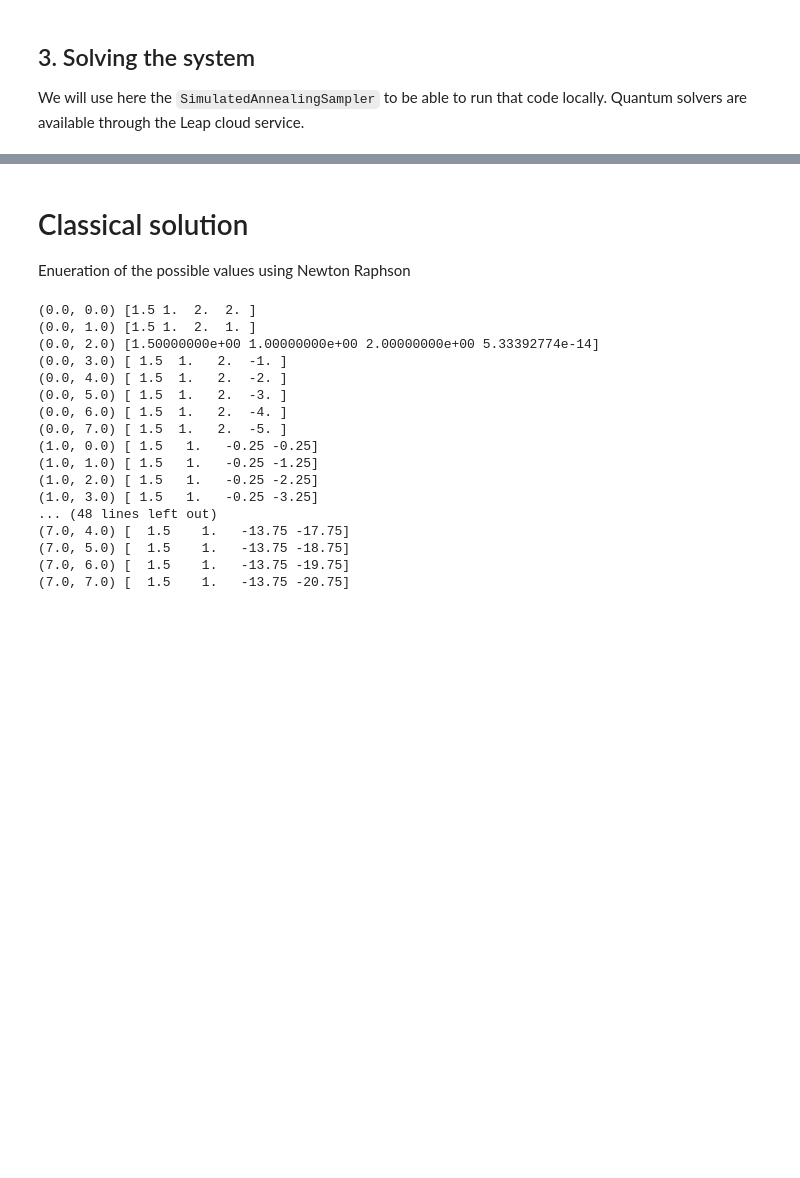
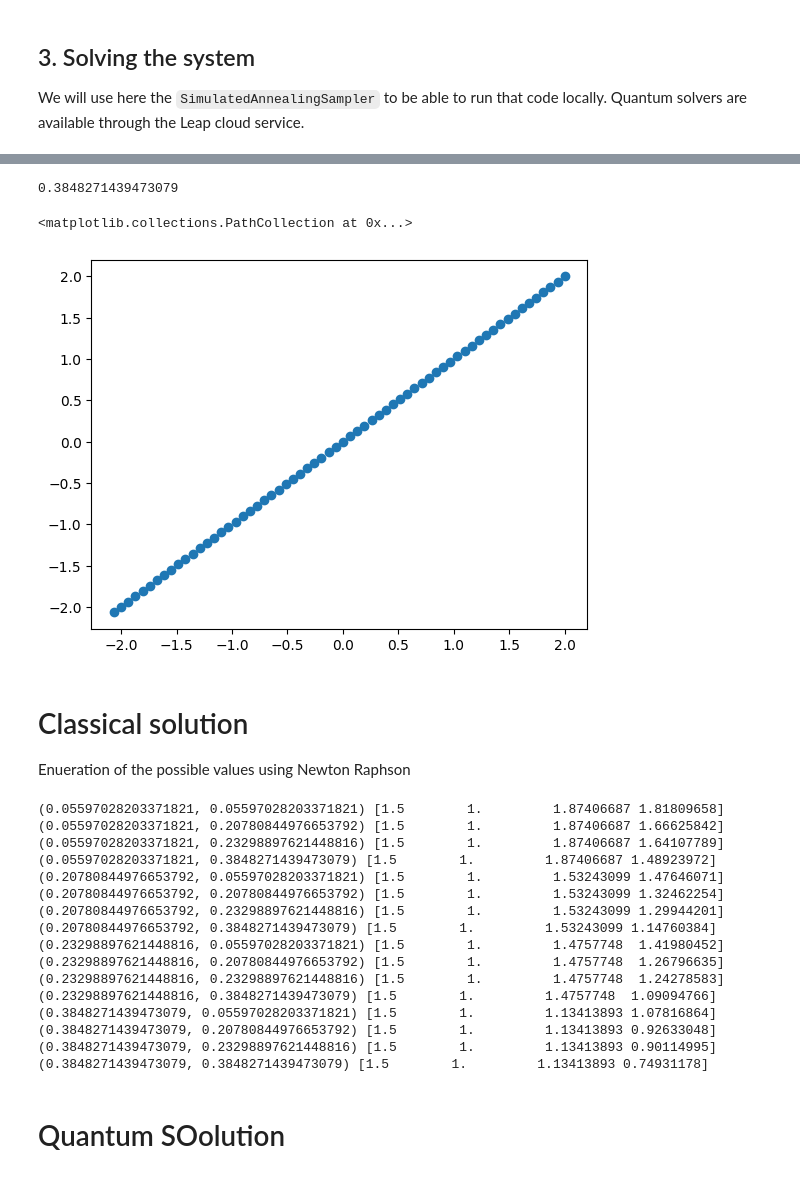
Before and after one commit to QuantumApplicationLab/qubops, a Jupyter notebook: example/qubo_mixed_floats.ipynb, the cells around one changed output, grey strips where cells are left out. Drawn from its saved outputs; the diff is of its cells as text; code cells hidden in the pictures; blank space fills up the shorter version.

Commit message:
refactored solution vector to V2

```diff
--- a/example/qubo_mixed_floats.ipynb
+++ b/example/qubo_mixed_floats.ipynb
@@ -143,12 +98,20 @@ matrices = define_matrices()
 
 We will use here the `SimulatedAnnealingSampler` to be able to run that code locally. Quantum solvers are available through the Leap cloud service.
 # %%
-from qubols.solution_vector import SolutionVector
-from qubols.mixed_solution_vector import MixedSolutionVector
-from qubols.encodings import PositiveQbitEncoding, RangedEfficientEncoding
+from qubols.solution_vector import SolutionVector_V2 as SolutionVector
+from qubols.mixed_solution_vector import MixedSolutionVector_V2 as MixedSolutionVector
+from qubols.encodings import PositiveQbitEncoding, DiscreteValuesEncoding, RangedEfficientEncoding
+import numpy as np
 
-sol_vec0 = SolutionVector(4,2,PositiveQbitEncoding)
-sol_vec1 = SolutionVector(2,3, PositiveQbitEncoding)
+
+vals = np.array([0.0559702820337183,
+ 0.207808449766538,
+ 0.23298897621448805,
+ 0.38482714394730777])
+
+
+sol_vec0 = SolutionVector(size=4, encoding=RangedEfficientEncoding(nqbit=6, range=2, offset=0, var_base_name="x"))
+sol_vec1 = SolutionVector(size=2, encoding=DiscreteValuesEncoding(vals, 2, "x"))
 
 x0 = sol_vec0.create_polynom_vector()
 x1 = sol_vec1.create_polynom_vector()
@@ -157,3 +123,14 @@ msv = MixedSolutionVector([sol_vec0, sol_vec1])
+# %%
+sol_vec1.encoded_reals[0].get_max_value()
+# %% [output]
+0.3848271439473079
+# %%
+val = sol_vec0.encoded_reals[0].get_possible_values()
+import matplotlib.pyplot as plt
+plt.scatter(val, val)
+# %% [output]
+<matplotlib.collections.PathCollection at 0x...>
+[figure, added]
 # %% [markdown]
 # Classical solution
 Enueration of the possible values using Newton Raphson
@@ -170,20 +147,21 @@ for parameters in parameters_list:
     assert np.allclose(nlfunc(res.solution), 0)
     print(parameters, res.solution)
 # %% [output]
-(0.0, 0.0) [1.5 1.  2.  2. ]
-(0.0, 1.0) [1.5 1.  2.  1. ]
-(0.0, 2.0) [1.50000000e+00 1.00000000e+00 2.00000000e+00 5.33392774e-14]
-(0.0, 3.0) [ 1.5  1.   2.  -1. ]
-(0.0, 4.0) [ 1.5  1.   2.  -2. ]
-(0.0, 5.0) [ 1.5  1.   2.  -3. ]
-(0.0, 6.0) [ 1.5  1.   2.  -4. ]
-(0.0, 7.0) [ 1.5  1.   2.  -5. ]
-(1.0, 0.0) [ 1.5   1.   -0.25 -0.25]
-(1.0, 1.0) [ 1.5   1.   -0.25 -1.25]
-(1.0, 2.0) [ 1.5   1.   -0.25 -2.25]
-(1.0, 3.0) [ 1.5   1.   -0.25 -3.25]
-... (48 lines left out)
-(7.0, 4.0) [  1.5    1.   -13.75 -17.75]
-(7.0, 5.0) [  1.5    1.   -13.75 -18.75]
-(7.0, 6.0) [  1.5    1.   -13.75 -19.75]
-(7.0, 7.0) [  1.5    1.   -13.75 -20.75]
+(0.05597028203371821, 0.05597028203371821) [1.5        1.         1.87406687 1.81809658]
+(0.05597028203371821, 0.20780844976653792) [1.5        1.         1.87406687 1.66625842]
+(0.05597028203371821, 0.23298897621448816) [1.5        1.         1.87406687 1.64107789]
+(0.05597028203371821, 0.3848271439473079) [1.5        1.         1.87406687 1.48923972]
+(0.20780844976653792, 0.05597028203371821) [1.5        1.         1.53243099 1.47646071]
+(0.20780844976653792, 0.20780844976653792) [1.5        1.         1.53243099 1.32462254]
+(0.20780844976653792, 0.23298897621448816) [1.5        1.         1.53243099 1.29944201]
+(0.20780844976653792, 0.3848271439473079) [1.5        1.         1.53243099 1.14760384]
+(0.23298897621448816, 0.05597028203371821) [1.5        1.         1.4757748  1.41980452]
+(0.23298897621448816, 0.20780844976653792) [1.5        1.         1.4757748  1.26796635]
+(0.23298897621448816, 0.23298897621448816) [1.5        1.         1.4757748  1.24278583]
+(0.23298897621448816, 0.3848271439473079) [1.5        1.         1.4757748  1.09094766]
+(0.3848271439473079, 0.05597028203371821) [1.5        1.         1.13413893 1.07816864]
+(0.3848271439473079, 0.20780844976653792) [1.5        1.         1.13413893 0.92633048]
+(0.3848271439473079, 0.23298897621448816) [1.5        1.         1.13413893 0.90114995]
+(0.3848271439473079, 0.3848271439473079) [1.5        1.         1.13413893 0.74931178]
+# %% [markdown]
+# Quantum SOolution
```
Also changed, not shown: parts of 13 cells of this notebook, 2 other files.
